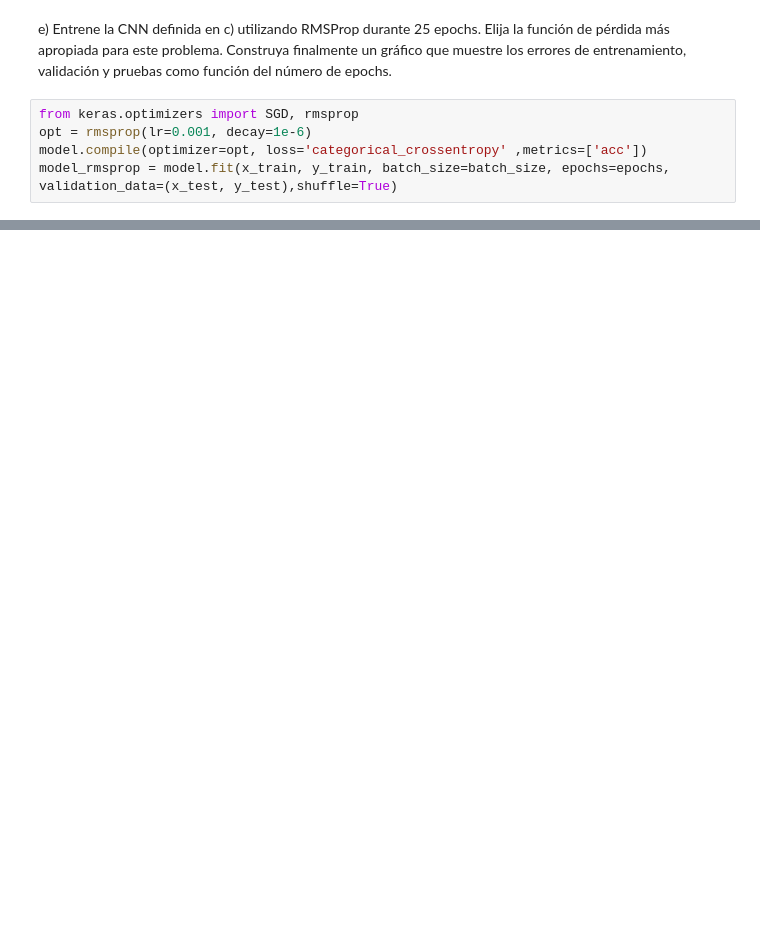
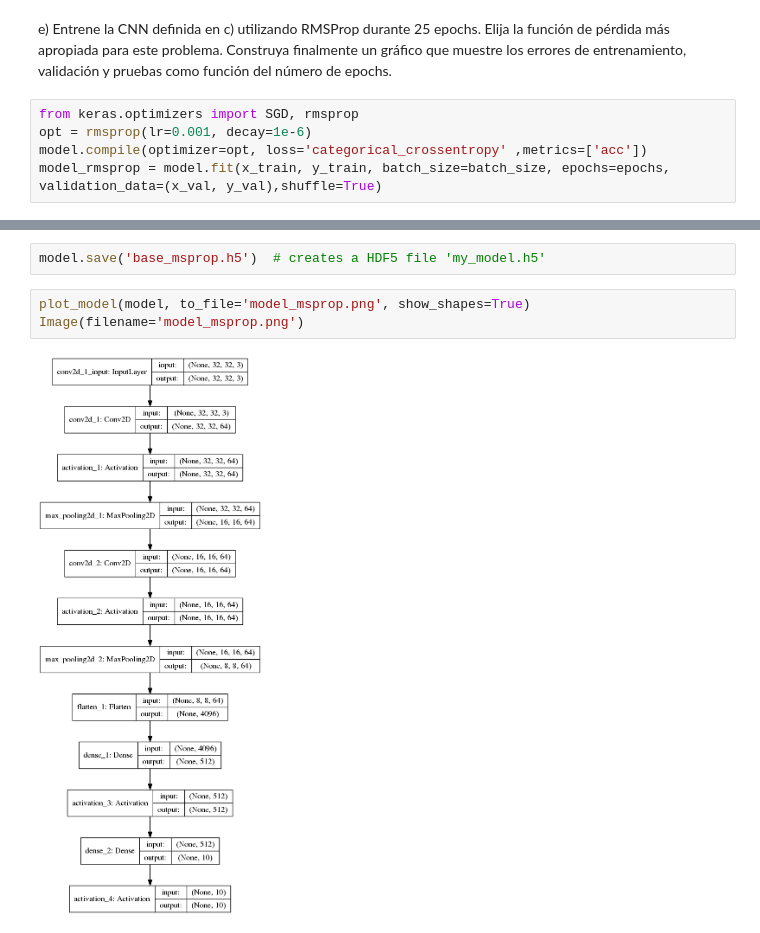
Before and after one commit to MrSutra/NeuralNetworks-1, a Jupyter notebook: Pregunta 3.ipynb, the cells around one changed output, grey strips where cells are left out. Cells and saved outputs as stored; diff of their text form; blank space fills up the shorter version.

```diff
--- a/Pregunta 3.ipynb
+++ b/Pregunta 3.ipynb
@@ -235,5 +252,5 @@ e) Entrene la CNN definida en c) utilizando RMSProp durante 25 epochs. Elija la
 from keras.optimizers import SGD, rmsprop
 opt = rmsprop(lr=0.001, decay=1e-6)
 model.compile(optimizer=opt, loss='categorical_crossentropy' ,metrics=['acc'])
-model_rmsprop = model.fit(x_train, y_train, batch_size=batch_size, epochs=epochs, validation_data=(x_test, y_test),shuffle=True)
+model_rmsprop = model.fit(x_train, y_train, batch_size=batch_size, epochs=epochs, validation_data=(x_val, y_val),shuffle=True)
 # %% [output]
@@ -257,3 +274,10 @@ Epoch 25/25
+# %%
+model.save('base_msprop.h5')  # creates a HDF5 file 'my_model.h5'
+# %%
+plot_model(model, to_file='model_msprop.png', show_shapes=True)
+Image(filename='model_msprop.png')
+# %% [output]
+[figure, added]
 # %%
 score_msprop = model.evaluate(x_test, y_test)
 # %% [output]
```
Also changed, not shown: parts of 39 cells of this notebook, 12 other files.
